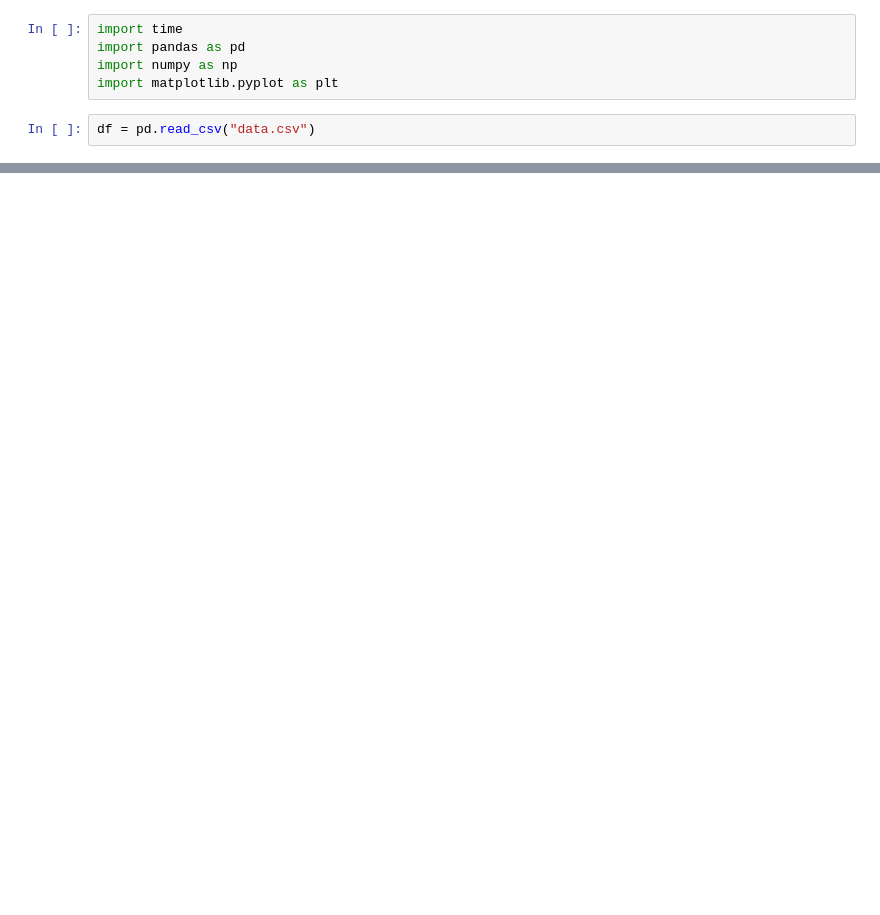
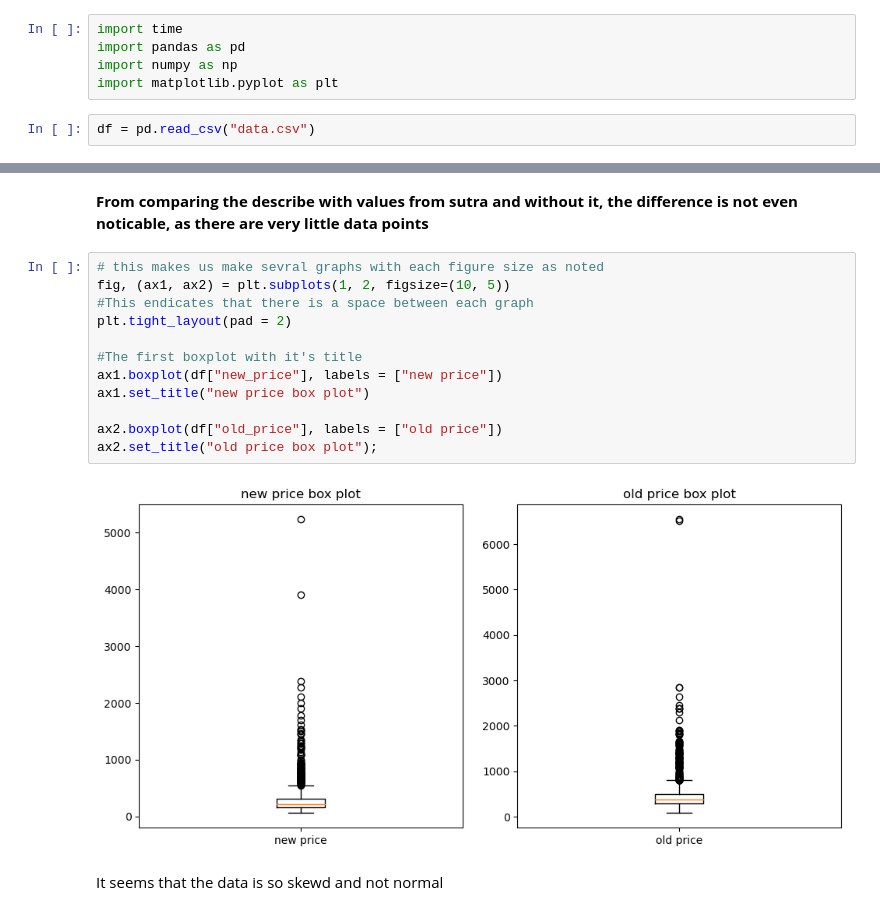
Before and after one commit to Abdelrahman2030/amazon_scraping, a Jupyter notebook: analysis_notebook/analysis.ipynb, the cells around one changed output, grey strips where cells are left out. Drawn from its saved outputs; the diff is of its cells as text; blank space fills up the shorter version.

```diff
--- a/analysis_notebook/analysis.ipynb
+++ b/analysis_notebook/analysis.ipynb
@@ -23,0 +87,18 @@ df
+# %% [markdown]
+**From comparing the describe with values from sutra and without it, the difference is not even noticable, as there are very little data points**
+# %%
+# this makes us make sevral graphs with each figure size as noted
+fig, (ax1, ax2) = plt.subplots(1, 2, figsize=(10, 5))
+#This endicates that there is a space between each graph
+plt.tight_layout(pad = 2)
+
+#The first boxplot with it's title
+ax1.boxplot(df["new_price"], labels = ["new price"])
+ax1.set_title("new price box plot")
+
+ax2.boxplot(df["old_price"], labels = ["old price"])
+ax2.set_title("old price box plot");
+# %% [output]
+[figure, added]
+# %% [markdown]
+It seems that the data is so skewd and not normal
```
Also changed, not shown: parts of 30 cells of this notebook.
